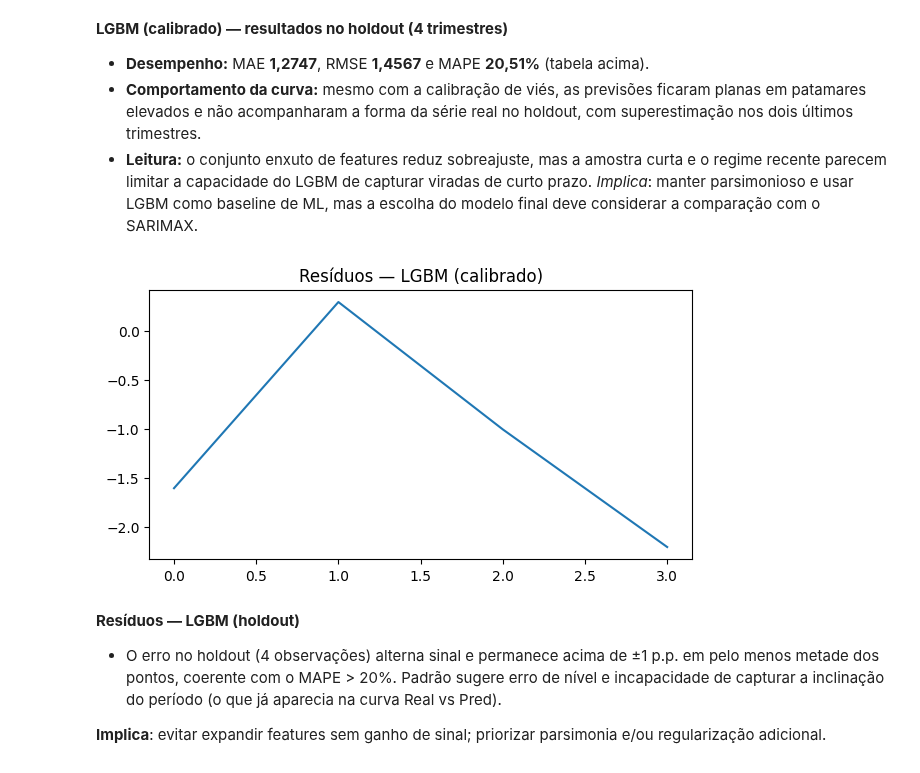
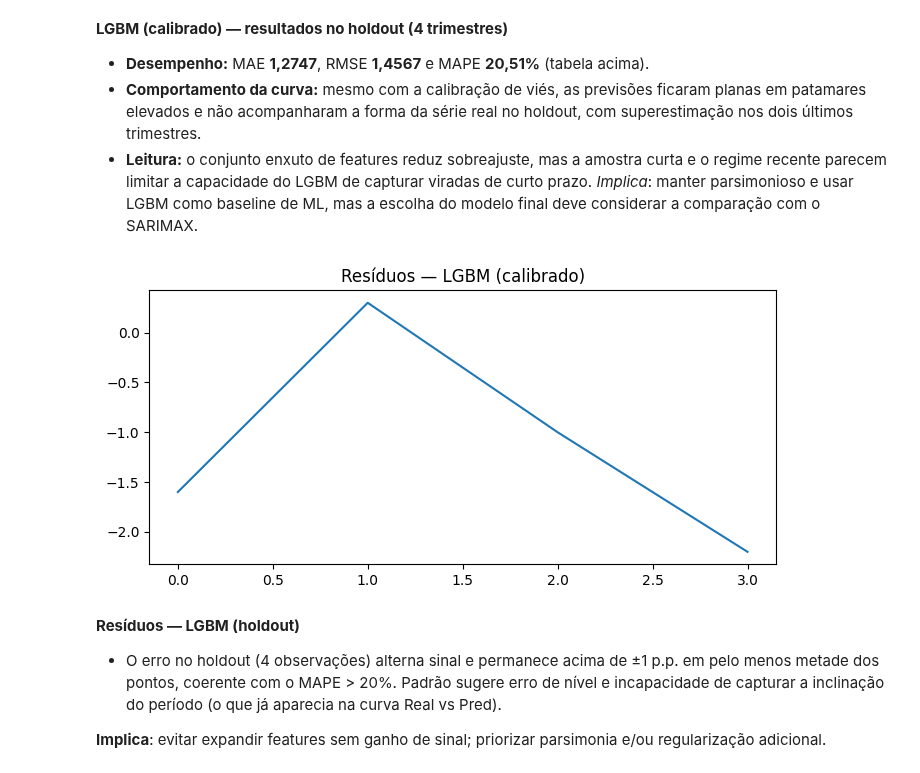
Before and after one commit to fpaterni10/projeto-aplicado-iv-desemprego-br, a Jupyter notebook: notebooks/entrega3/cd_projeto_aplicado_IV_entrega_3.ipynb, the cells around one changed output. Cells and saved outputs as stored; diff of their text form; code cells hidden in the pictures.

```diff
--- a/notebooks/entrega3/cd_projeto_aplicado_IV_entrega_3.ipynb
+++ b/notebooks/entrega3/cd_projeto_aplicado_IV_entrega_3.ipynb
@@ -488,12 +496,19 @@ You can set `force_col_wise=true` to remove the overhead.
 * **Leitura:** o conjunto enxuto de features reduz sobreajuste, mas a amostra curta e o regime recente parecem limitar a capacidade do LGBM de capturar viradas de curto prazo.
   *Implica*: manter parsimonioso e usar LGBM como baseline de ML, mas a escolha do modelo final deve considerar a comparação com o SARIMAX.
 # %%
-# Resíduos (série no holdout)
+# CÉLULA 10 — Resíduos LGBM (robusta)
+import numpy as np, matplotlib.pyplot as plt
+
+assert 'pred_lgb' in globals() and 'y_te' in globals(), \
+    "Rode a Célula 9 (LGBM) antes desta."
+
+resid_lgb = np.asarray(y_te, float) - np.asarray(pred_lgb, float)
+
 fig = plt.figure(figsize=(7,3.5))
-plt.plot(y_te - pred_lgb); plt.title("Resíduos — LGBM (calibrado)")
-plt.show(); plt.close(fig)
+plt.plot(resid_lgb); plt.title("Resíduos — LGBM (calibrado)")
+plt.tight_layout(); plt.show(); plt.close(fig)
 # %% [output]
-[figure, old version]
+[figure, new version]
 # %% [markdown]
 **Resíduos — LGBM (holdout)**
 
```
Also changed, not shown: parts of 4 cells of this notebook.
